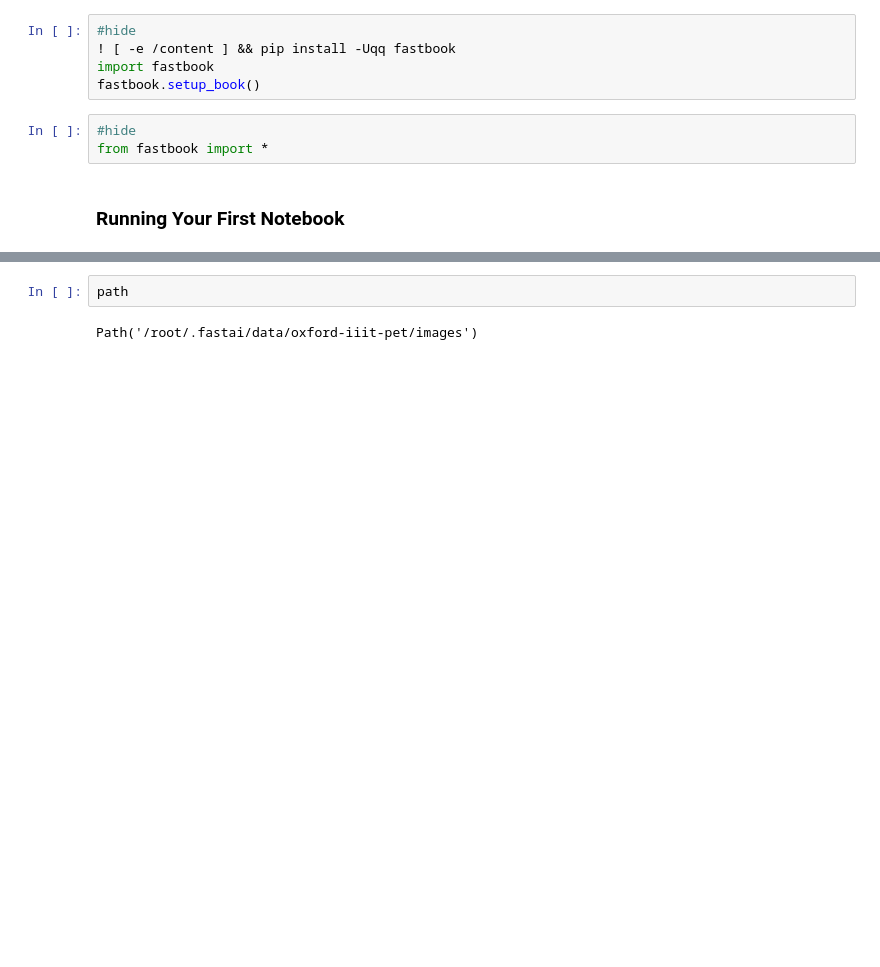
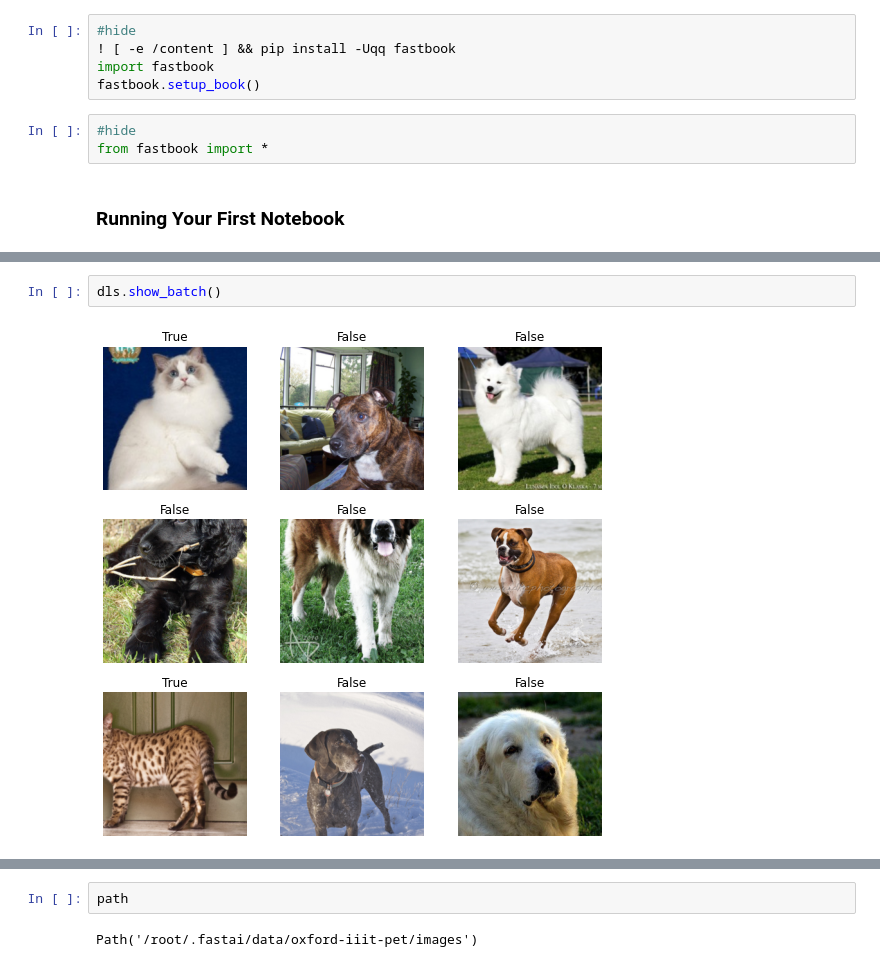
Before and after one commit to jffist/fastai22, a Jupyter notebook: clean/01_intro_sandboox.ipynb, the cells around one changed output, grey strips where cells are left out. Saved outputs shown, nothing was run; the diff lists cells and outputs as text; blank space fills up the shorter version.

```diff
--- a/clean/01_intro_sandboox.ipynb
+++ b/clean/01_intro_sandboox.ipynb
@@ -29,0 +28,4 @@ Downloading: "https://download.pytorch.org/models/resnet34-b627a593.pth" to /roo
+# %%
+dls.show_batch()
+# %% [output]
+[figure, added]
```
Also changed, not shown: parts of 6 cells of this notebook.
